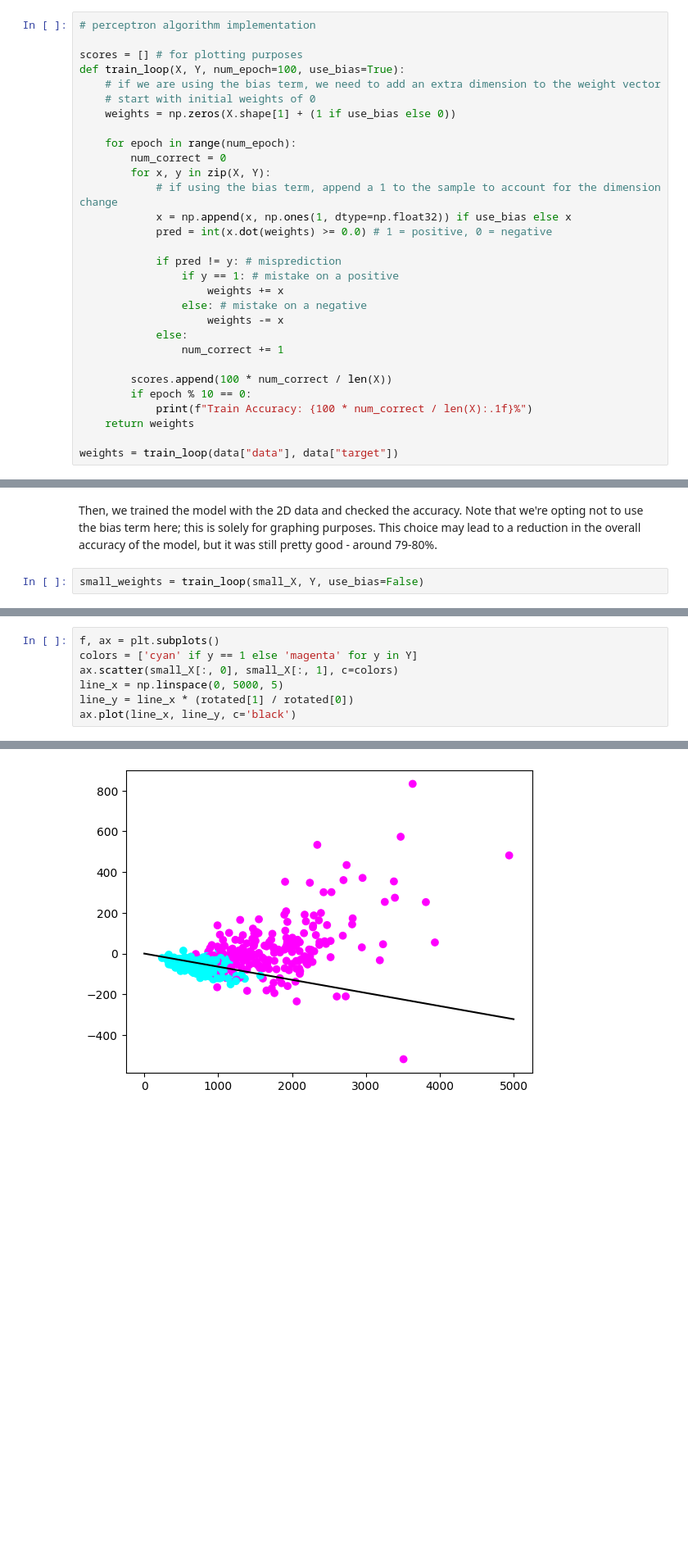
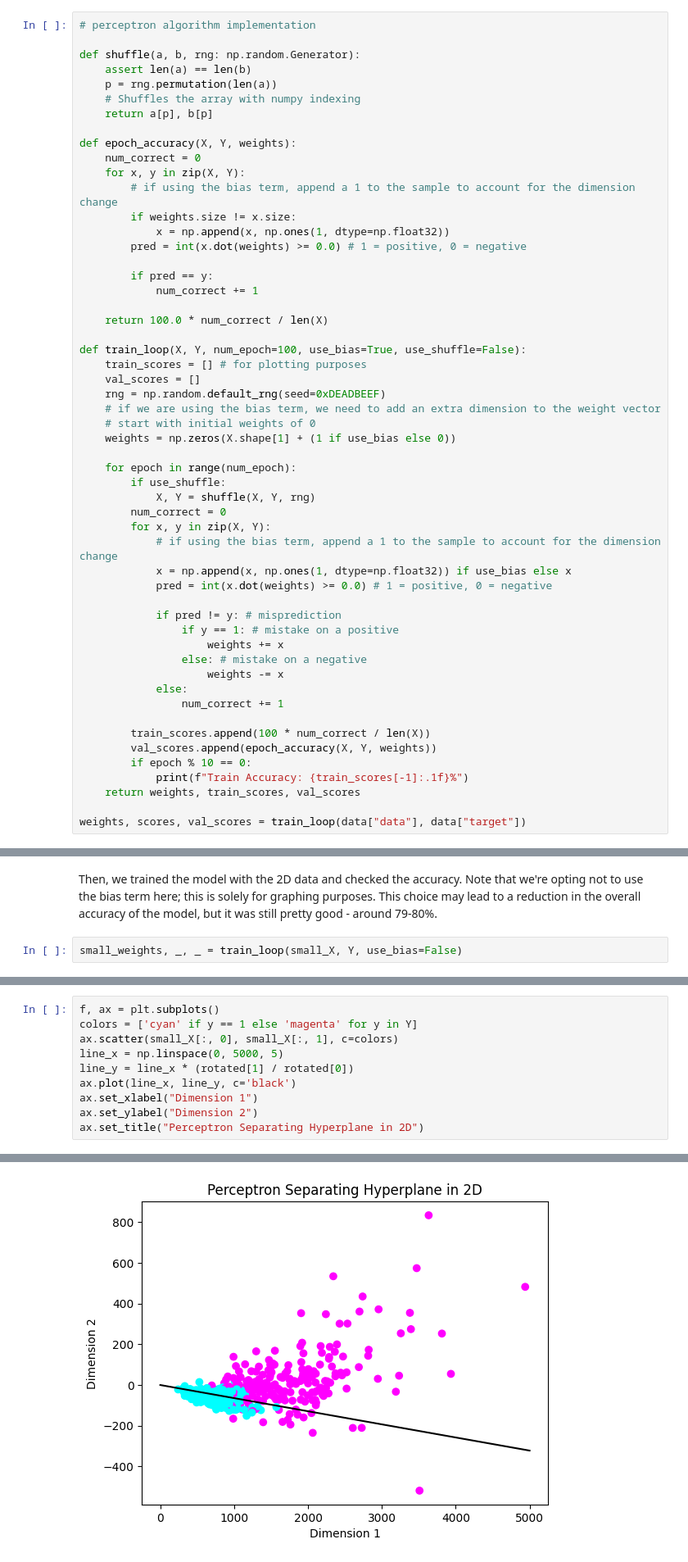
Before and after one commit to sbracellari/csi-6160, a Jupyter notebook: hw1.ipynb, the cells around one changed output, grey strips where cells are left out. Shown at 82% size. Cells and saved outputs as stored; diff of their text form; blank space fills up the shorter version.

Commit message:
Show shuffle, show naive guess

```diff
--- a/hw1.ipynb
+++ b/hw1.ipynb
@@ -33,13 +51,36 @@ Train Accuracy: 92.6%
 # %%
 # perceptron algorithm implementation
 
-scores = [] # for plotting purposes
-def train_loop(X, Y, num_epoch=100, use_bias=True):
+def shuffle(a, b, rng: np.random.Generator):
+    assert len(a) == len(b)
+    p = rng.permutation(len(a))
+    # Shuffles the array with numpy indexing
+    return a[p], b[p]
+
+def epoch_accuracy(X, Y, weights):
+    num_correct = 0
+    for x, y in zip(X, Y):
+        # if using the bias term, append a 1 to the sample to account for the dimension change
+        if weights.size != x.size:
+            x = np.append(x, np.ones(1, dtype=np.float32))
+        pred = int(x.dot(weights) >= 0.0) # 1 = positive, 0 = negative
+
+        if pred == y:
+            num_correct += 1
+
+    return 100.0 * num_correct / len(X)
+
+def train_loop(X, Y, num_epoch=100, use_bias=True, use_shuffle=False):
+    train_scores = [] # for plotting purposes
+    val_scores = []
+    rng = np.random.default_rng(seed=0xDEADBEEF)
     # if we are using the bias term, we need to add an extra dimension to the weight vector
     # start with initial weights of 0
     weights = np.zeros(X.shape[1] + (1 if use_bias else 0))
 
     for epoch in range(num_epoch):
+        if use_shuffle:
+            X, Y = shuffle(X, Y, rng)
         num_correct = 0
         for x, y in zip(X, Y):
             # if using the bias term, append a 1 to the sample to account for the dimension change
@@ -54,12 +95,13 @@ def train_loop(X, Y, num_epoch=100, use_bias=True):
             else:
                 num_correct += 1
 
-        scores.append(100 * num_correct / len(X))
+        train_scores.append(100 * num_correct / len(X))
+        val_scores.append(epoch_accuracy(X, Y, weights))
         if epoch % 10 == 0:
-            print(f"Train Accuracy: {100 * num_correct / len(X):.1f}%")
-    return weights
+            print(f"Train Accuracy: {train_scores[-1]:.1f}%")
+    return weights, train_scores, val_scores
 
-weights = train_loop(data["data"], data["target"])
+weights, scores, val_scores = train_loop(data["data"], data["target"])
 # %% [output]
 Train Accuracy: 70.5%
 Train Accuracy: 85.6%
@@ -89,7 +164,7 @@ small_X = svd.fit_transform(X) # reduce the dataset to 2 dimensions instead of 3
 # %% [markdown]
 Then, we trained the model with the 2D data and checked the accuracy. Note that we're opting not to use the bias term here; this is solely for graphing purposes. This choice may lead to a reduction in the overall accuracy of the model, but it was still pretty good - around 79-80%.
 # %%
-small_weights = train_loop(small_X, Y, use_bias=False)
+small_weights, _, _ = train_loop(small_X, Y, use_bias=False)
 # %% [output]
 Train Accuracy: 68.7%
 Train Accuracy: 79.4%
@@ -116,4 +192,7 @@ ax.scatter(small_X[:, 0], small_X[:, 1], c=colors)
 line_x = np.linspace(0, 5000, 5)
 line_y = line_x * (rotated[1] / rotated[0])
 ax.plot(line_x, line_y, c='black')
+ax.set_xlabel("Dimension 1")
+ax.set_ylabel("Dimension 2")
+ax.set_title("Perceptron Separating Hyperplane in 2D")
 # %% [output]
@@ -121 +200 @@ ax.plot(line_x, line_y, c='black')
-[figure, old version]
+[figure, new version]
```
Also changed, not shown: parts of 13 cells of this notebook.
